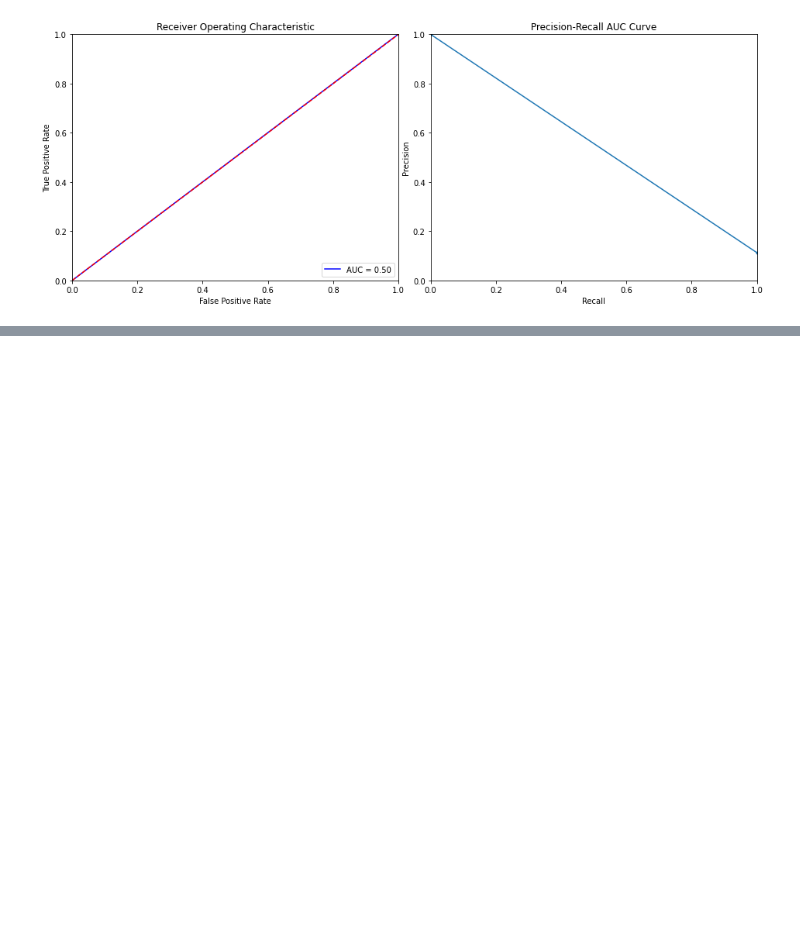
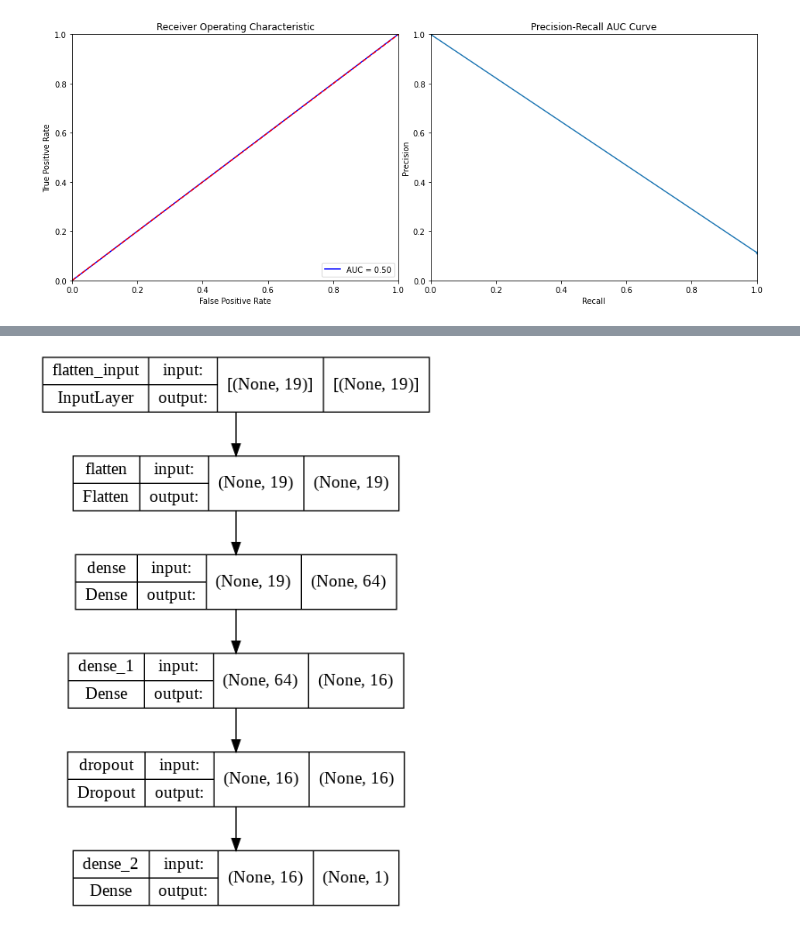
Before and after one commit to ShawnLiu119/Bank-Marketing_Clas-Clus-AppDev, a Jupyter notebook: BankMkting_NN_OrdinalEncoding_0802.ipynb, the cells around one changed output, grey strips where cells are left out. Drawn from its saved outputs; the diff is of its cells as text; code cells hidden in the pictures; blank space fills up the shorter version.

```diff
--- a/BankMkting_NN_OrdinalEncoding_0802.ipynb
+++ b/BankMkting_NN_OrdinalEncoding_0802.ipynb
@@ -663,0 +728,7 @@ plot_curve(y_test, preds_m_50)
+# %%
+#here i used stratified sampling approach, since the raw data is not balanced distributed
+x_train,x_test,y_train,y_test = train_test_split(x_raw, y, test_size = 0.2, stratify=y, random_state=42)
+print(x_train.shape,
+      x_test.shape,
+      y_train.shape,
+      y_test.shape)
@@ -663,0 +753,11 @@ plot_curve(y_test, preds_m_50)
+# %%
+import imblearn
+
+smote = SMOTE()
+
+x_s, y_s = smote.fit_resample(x_train, y_train)
+
+print('Original dataset shape', len(x_train))
+print('Resampled dataset shape', len(x_s))
+
+y_s.value_counts()
@@ -663,0 +772,7 @@ plot_curve(y_test, preds_m_50)
+# %%
+model = Sequential()
+model.add(Flatten(input_shape=( x_s.shape[1],)))
+model.add(Dense(units = 64, kernel_initializer = 'he_uniform',activation='relu'))
+model.add(Dense(units = 16, kernel_initializer = 'he_uniform',activation='relu', kernel_regularizer=tf.keras.regularizers.L2(0.01)))
+model.add(Dropout(0.2))
+model.add(Dense(units = 1, kernel_initializer = 'glorot_uniform', activation = 'sigmoid'))
@@ -663,0 +782,3 @@ plot_curve(y_test, preds_m_50)
+# %%
+model.compile(optimizer = 'adamax', loss = 'binary_crossentropy', metrics = ['accuracy', tf.keras.metrics.Precision()])
+model.summary()
@@ -663,0 +805,4 @@ plot_curve(y_test, preds_m_50)
+# %%
+keras.utils.plot_model(model, "CIFAR10.png", show_shapes=True)
+# %% [output]
+[figure, added]
```
Also changed, not shown: parts of 21 cells of this notebook.
